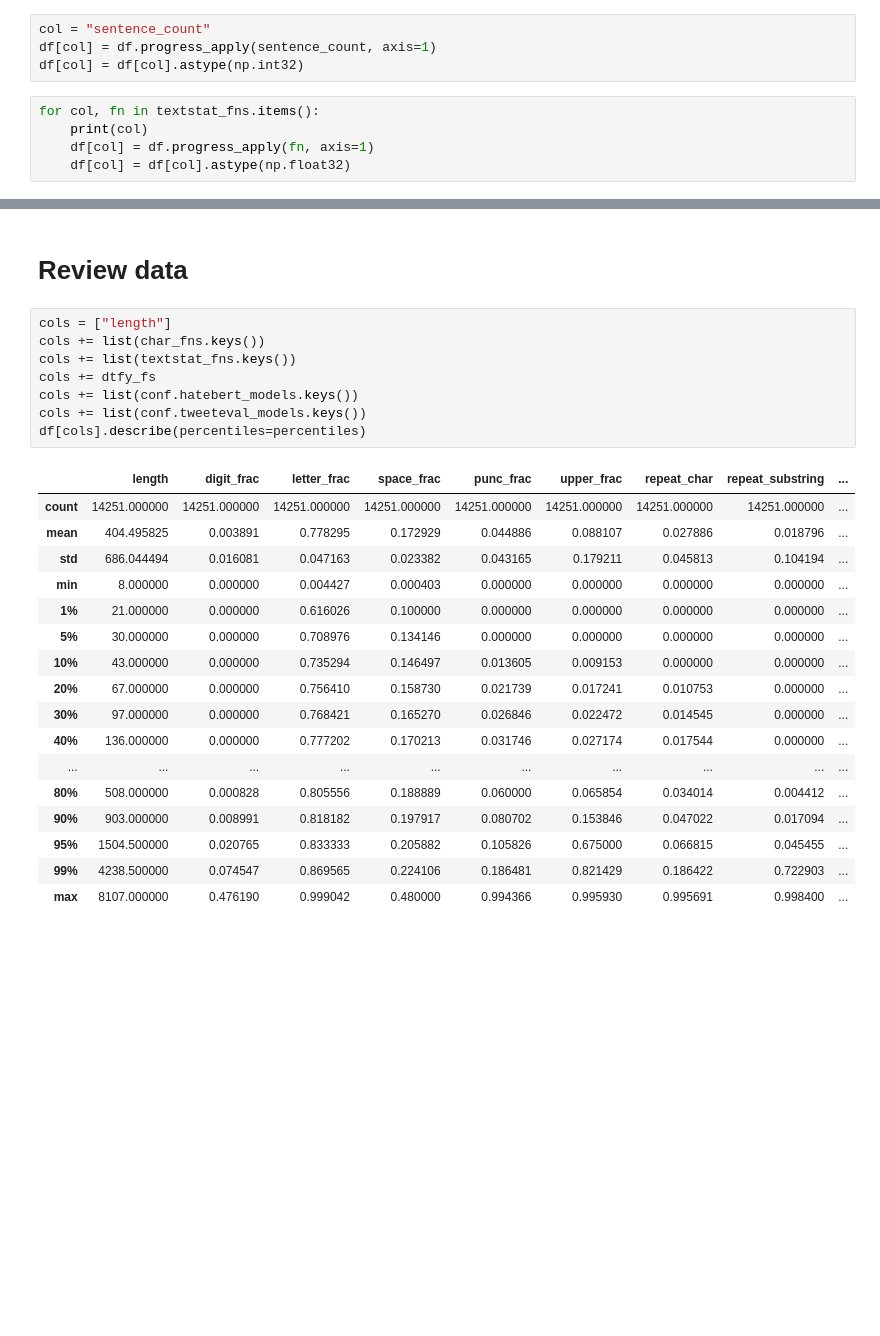
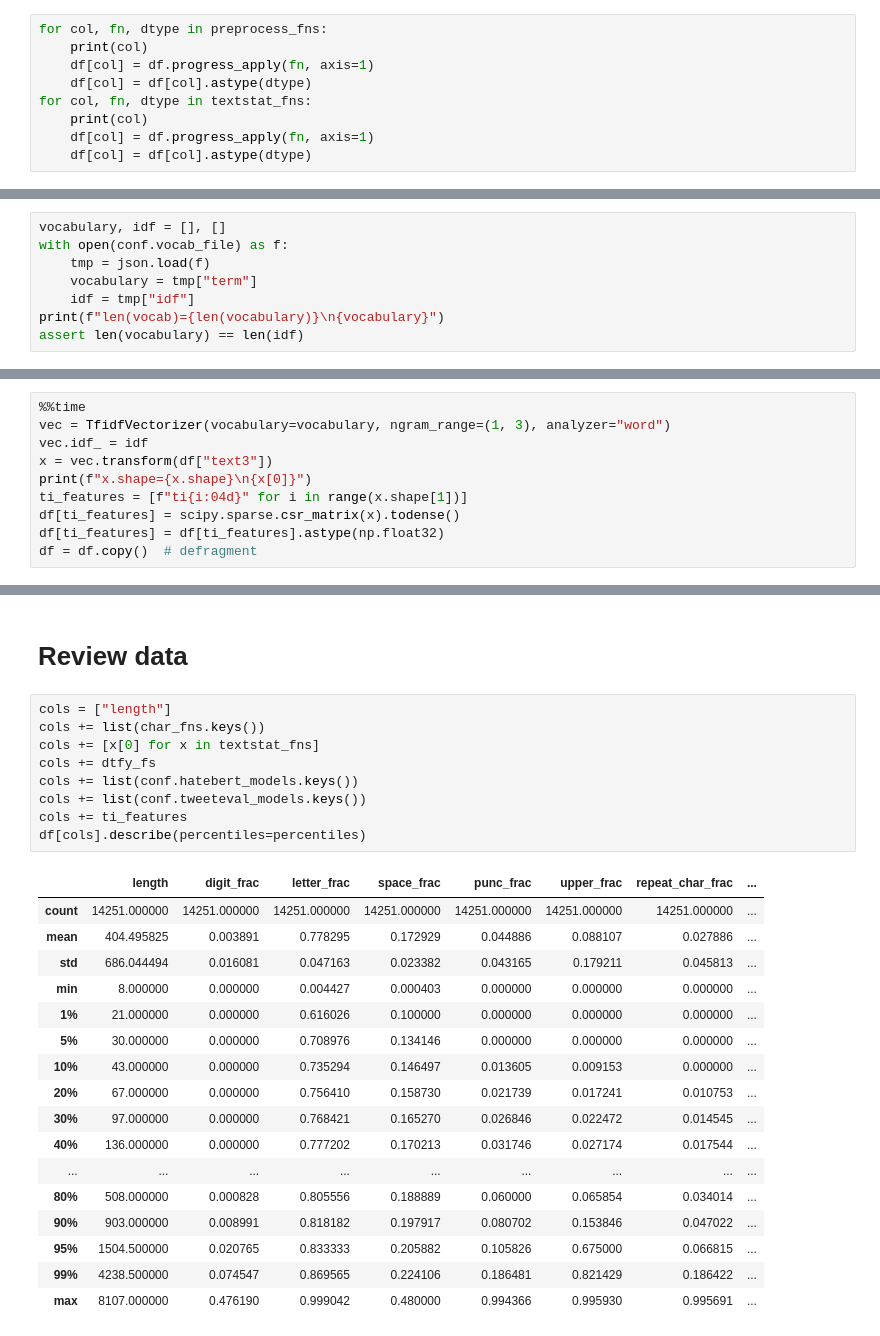
Before and after one commit to seahrh/kaggle-jigsaw-toxic-severity-rating, a Jupyter notebook: features_val.ipynb, the cells around one changed output, grey strips where cells are left out. Drawn from its saved outputs; the diff is of its cells as text; blank space fills up the shorter version.

Commit message:
tf-idf features with predefined vocab

```diff
--- a/features_val.ipynb
+++ b/features_val.ipynb
@@ -239,10 +241,10 @@ df[col] = df[col].astype(np.int32)
-# %%
-col = "sentence_count"
-df[col] = df.progress_apply(sentence_count, axis=1)
-df[col] = df[col].astype(np.int32)
 # %%
-for col, fn in textstat_fns.items():
+for col, fn, dtype in preprocess_fns:
     print(col)
     df[col] = df.progress_apply(fn, axis=1)
-    df[col] = df[col].astype(np.float32)
+    df[col] = df[col].astype(dtype)
+for col, fn, dtype in textstat_fns:
+    print(col)
+    df[col] = df.progress_apply(fn, axis=1)
+    df[col] = df[col].astype(dtype)
 # %% [output]
@@ -259,0 +267,8 @@ dale_chall_readability_score
+# %%
+vocabulary, idf = [], []
+with open(conf.vocab_file) as f:
+    tmp = json.load(f)
+    vocabulary = tmp["term"]
+    idf = tmp["idf"]
+print(f"len(vocab)={len(vocabulary)}\n{vocabulary}")
+assert len(vocabulary) == len(idf)
@@ -259,0 +278,10 @@ dale_chall_readability_score
+# %%
+%%time
+vec = TfidfVectorizer(vocabulary=vocabulary, ngram_range=(1, 3), analyzer="word")
+vec.idf_ = idf
+x = vec.transform(df["text3"])
+print(f"x.shape={x.shape}\n{x[0]}")
+ti_features = [f"ti{i:04d}" for i in range(x.shape[1])]
+df[ti_features] = scipy.sparse.csr_matrix(x).todense()
+df[ti_features] = df[ti_features].astype(np.float32)
+df = df.copy()  # defragment
@@ -482,29 +513,30 @@ Wall time: 329 ms
 # %%
 cols = ["length"]
 cols += list(char_fns.keys())
-cols += list(textstat_fns.keys())
+cols += [x[0] for x in textstat_fns]
 cols += dtfy_fs
 cols += list(conf.hatebert_models.keys())
 cols += list(conf.tweeteval_models.keys())
+cols += ti_features
 df[cols].describe(percentiles=percentiles)
 # %% [output]
-|  | length | digit_frac | letter_frac | space_frac | punc_frac | upper_frac | repeat_char | repeat_substring | ... |
-| count | 14251.000000 | 14251.000000 | 14251.000000 | 14251.000000 | 14251.000000 | 14251.000000 | 14251.000000 | 14251.000000 | ... |
-| mean | 404.495825 | 0.003891 | 0.778295 | 0.172929 | 0.044886 | 0.088107 | 0.027886 | 0.018796 | ... |
-| std | 686.044494 | 0.016081 | 0.047163 | 0.023382 | 0.043165 | 0.179211 | 0.045813 | 0.104194 | ... |
-| min | 8.000000 | 0.000000 | 0.004427 | 0.000403 | 0.000000 | 0.000000 | 0.000000 | 0.000000 | ... |
-| 1% | 21.000000 | 0.000000 | 0.616026 | 0.100000 | 0.000000 | 0.000000 | 0.000000 | 0.000000 | ... |
-| 5% | 30.000000 | 0.000000 | 0.708976 | 0.134146 | 0.000000 | 0.000000 | 0.000000 | 0.000000 | ... |
-| 10% | 43.000000 | 0.000000 | 0.735294 | 0.146497 | 0.013605 | 0.009153 | 0.000000 | 0.000000 | ... |
-| 20% | 67.000000 | 0.000000 | 0.756410 | 0.158730 | 0.021739 | 0.017241 | 0.010753 | 0.000000 | ... |
-| 30% | 97.000000 | 0.000000 | 0.768421 | 0.165270 | 0.026846 | 0.022472 | 0.014545 | 0.000000 | ... |
-| 40% | 136.000000 | 0.000000 | 0.777202 | 0.170213 | 0.031746 | 0.027174 | 0.017544 | 0.000000 | ... |
-| ... | ... | ... | ... | ... | ... | ... | ... | ... | ... |
-| 80% | 508.000000 | 0.000828 | 0.805556 | 0.188889 | 0.060000 | 0.065854 | 0.034014 | 0.004412 | ... |
-| 90% | 903.000000 | 0.008991 | 0.818182 | 0.197917 | 0.080702 | 0.153846 | 0.047022 | 0.017094 | ... |
-| 95% | 1504.500000 | 0.020765 | 0.833333 | 0.205882 | 0.105826 | 0.675000 | 0.066815 | 0.045455 | ... |
-| 99% | 4238.500000 | 0.074547 | 0.869565 | 0.224106 | 0.186481 | 0.821429 | 0.186422 | 0.722903 | ... |
-| max | 8107.000000 | 0.476190 | 0.999042 | 0.480000 | 0.994366 | 0.995930 | 0.995691 | 0.998400 | ... |
+|  | length | digit_frac | letter_frac | space_frac | punc_frac | upper_frac | repeat_char_frac | ... |
+| count | 14251.000000 | 14251.000000 | 14251.000000 | 14251.000000 | 14251.000000 | 14251.000000 | 14251.000000 | ... |
+| mean | 404.495825 | 0.003891 | 0.778295 | 0.172929 | 0.044886 | 0.088107 | 0.027886 | ... |
+| std | 686.044494 | 0.016081 | 0.047163 | 0.023382 | 0.043165 | 0.179211 | 0.045813 | ... |
+| min | 8.000000 | 0.000000 | 0.004427 | 0.000403 | 0.000000 | 0.000000 | 0.000000 | ... |
+| 1% | 21.000000 | 0.000000 | 0.616026 | 0.100000 | 0.000000 | 0.000000 | 0.000000 | ... |
+| 5% | 30.000000 | 0.000000 | 0.708976 | 0.134146 | 0.000000 | 0.000000 | 0.000000 | ... |
+| 10% | 43.000000 | 0.000000 | 0.735294 | 0.146497 | 0.013605 | 0.009153 | 0.000000 | ... |
+| 20% | 67.000000 | 0.000000 | 0.756410 | 0.158730 | 0.021739 | 0.017241 | 0.010753 | ... |
+| 30% | 97.000000 | 0.000000 | 0.768421 | 0.165270 | 0.026846 | 0.022472 | 0.014545 | ... |
+| 40% | 136.000000 | 0.000000 | 0.777202 | 0.170213 | 0.031746 | 0.027174 | 0.017544 | ... |
+| ... | ... | ... | ... | ... | ... | ... | ... | ... |
+| 80% | 508.000000 | 0.000828 | 0.805556 | 0.188889 | 0.060000 | 0.065854 | 0.034014 | ... |
+| 90% | 903.000000 | 0.008991 | 0.818182 | 0.197917 | 0.080702 | 0.153846 | 0.047022 | ... |
+| 95% | 1504.500000 | 0.020765 | 0.833333 | 0.205882 | 0.105826 | 0.675000 | 0.066815 | ... |
+| 99% | 4238.500000 | 0.074547 | 0.869565 | 0.224106 | 0.186481 | 0.821429 | 0.186422 | ... |
+| max | 8107.000000 | 0.476190 | 0.999042 | 0.480000 | 0.994366 | 0.995930 | 0.995691 | ... |
 # %%
 cols = ["text"] + cols + em_cols
 df[cols].info()
```
Also changed, not shown: parts of 20 cells of this notebook, 8 other files.
